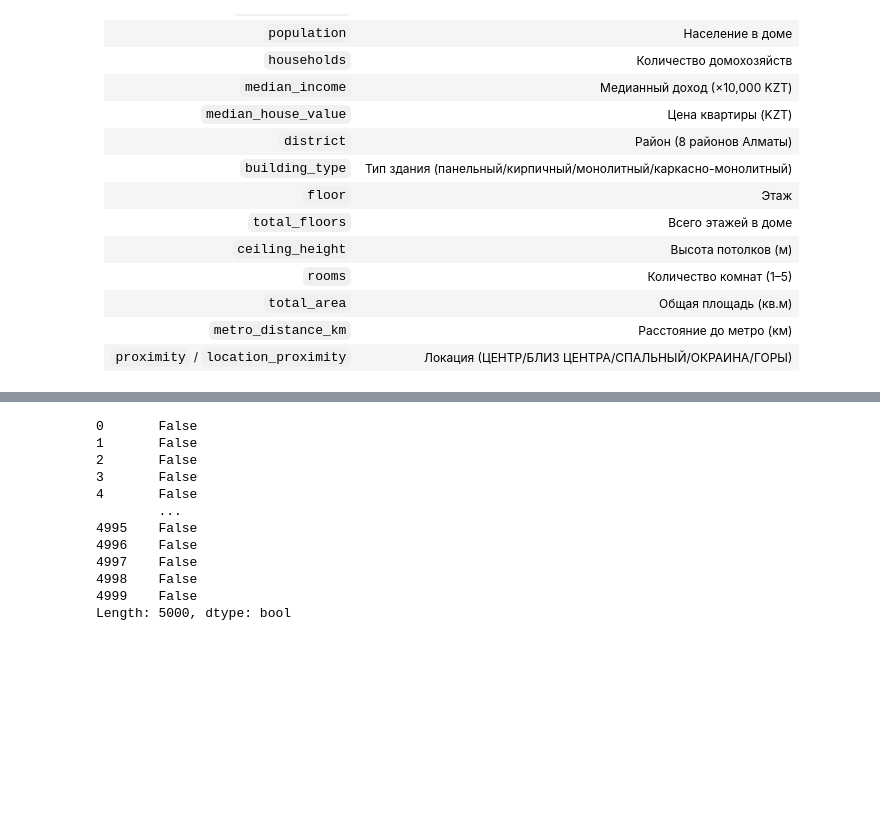
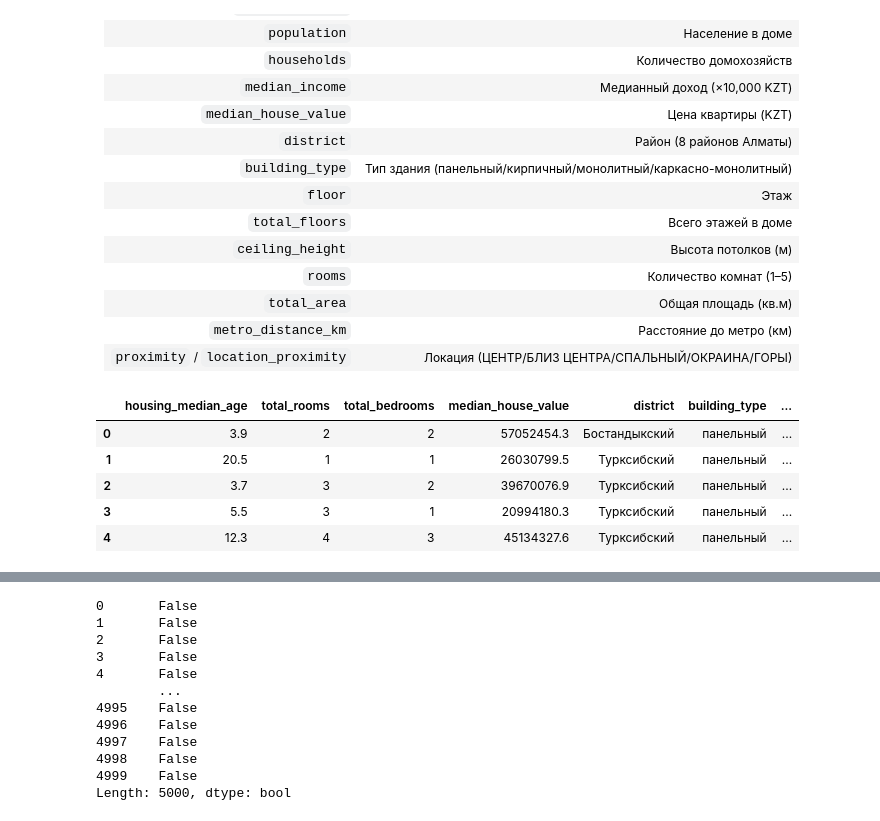
Before and after one commit to s17108187-design/almaty-house-price-predictor, a Jupyter notebook: eda/eda.ipynb, the cells around one changed output, grey strips where cells are left out. Drawn from its saved outputs; the diff is of its cells as text; code cells hidden in the pictures; blank space fills up the shorter version.

```diff
--- a/eda/eda.ipynb
+++ b/eda/eda.ipynb
@@ -62,0 +67,9 @@ memory usage: 703.3 KB
+# %%
+df.head()
+# %% [output]
+|  | housing_median_age | total_rooms | total_bedrooms | median_house_value | district | building_type | ... |
+| 0 | 3.9 | 2 | 2 | 57052454.3 | Бостандыкский | панельный | ... |
+| 1 | 20.5 | 1 | 1 | 26030799.5 | Турксибский | панельный | ... |
+| 2 | 3.7 | 3 | 2 | 39670076.9 | Турксибский | панельный | ... |
+| 3 | 5.5 | 3 | 1 | 20994180.3 | Турксибский | панельный | ... |
+| 4 | 12.3 | 4 | 3 | 45134327.6 | Турксибский | панельный | ... |
```
Also changed, not shown: parts of 14 cells of this notebook, 13 other files.
